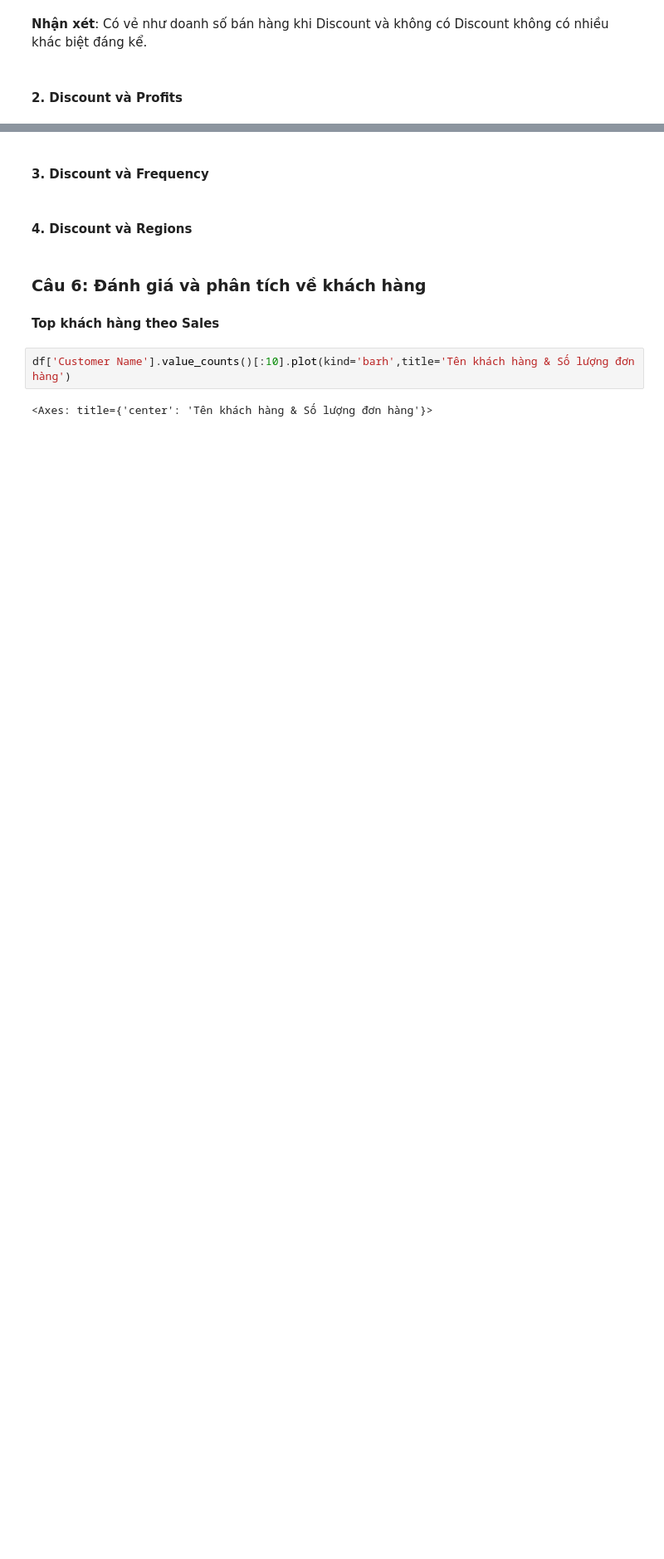
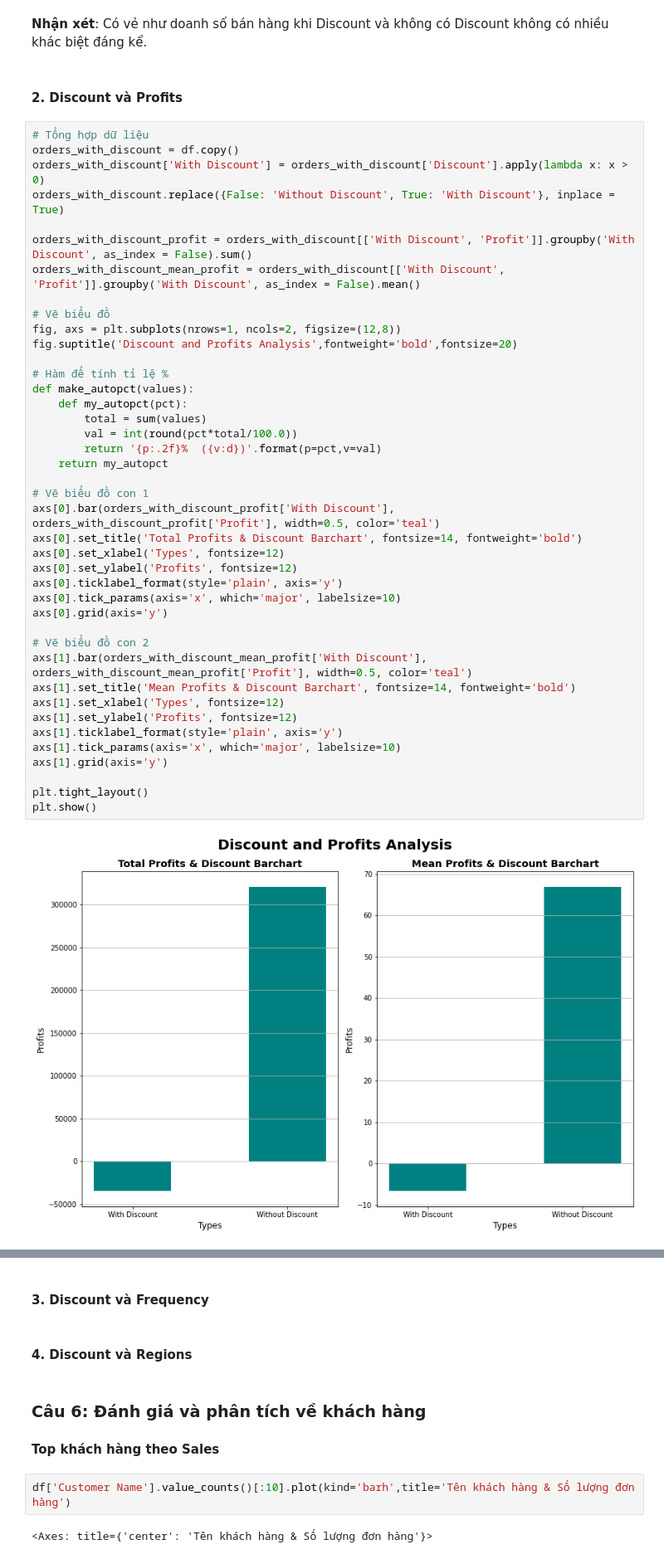
Before and after one commit to khangnl24112002/DataVisualization_Group02_Lab01, a Jupyter notebook: main.ipynb, the cells around one changed output, grey strips where cells are left out. Shown at 83% size. Cells and saved outputs as stored; diff of their text form; blank space fills up the shorter version.

Commit message:
Draw Discount and Profits analysis

```diff
--- a/main.ipynb
+++ b/main.ipynb
@@ -782,3 +782,46 @@ plt.show()
 **Nhận xét**: Có vẻ như doanh số bán hàng khi Discount và không có Discount không có nhiều khác biệt đáng kể.
 # %% [markdown]
 #### 2. Discount và Profits
+# %%
+# Tổng hợp dữ liệu
+orders_with_discount = df.copy()
+orders_with_discount['With Discount'] = orders_with_discount['Discount'].apply(lambda x: x > 0)
+orders_with_discount.replace({False: 'Without Discount', True: 'With Discount'}, inplace = True)
+
+orders_with_discount_profit = orders_with_discount[['With Discount', 'Profit']].groupby('With Discount', as_index = False).sum()
+orders_with_discount_mean_profit = orders_with_discount[['With Discount', 'Profit']].groupby('With Discount', as_index = False).mean()
+
+# Vẽ biểu đồ
+fig, axs = plt.subplots(nrows=1, ncols=2, figsize=(12,8))
+fig.suptitle('Discount and Profits Analysis',fontweight='bold',fontsize=20)
+
+# Hàm để tính tỉ lệ %
+def make_autopct(values):
+    def my_autopct(pct):
+        total = sum(values)
+        val = int(round(pct*total/100.0))
+        return '{p:.2f}%  ({v:d})'.format(p=pct,v=val)
+    return my_autopct
+
+# Vẽ biểu đồ con 1
+axs[0].bar(orders_with_discount_profit['With Discount'], orders_with_discount_profit['Profit'], width=0.5, color='teal')
+axs[0].set_title('Total Profits & Discount Barchart', fontsize=14, fontweight='bold')
+axs[0].set_xlabel('Types', fontsize=12)
+axs[0].set_ylabel('Profits', fontsize=12)
+axs[0].ticklabel_format(style='plain', axis='y')
+axs[0].tick_params(axis='x', which='major', labelsize=10)
+axs[0].grid(axis='y')
+
+# Vẽ biểu đồ con 2
+axs[1].bar(orders_with_discount_mean_profit['With Discount'], orders_with_discount_mean_profit['Profit'], width=0.5, color='teal')
+axs[1].set_title('Mean Profits & Discount Barchart', fontsize=14, fontweight='bold')
+axs[1].set_xlabel('Types', fontsize=12)
+axs[1].set_ylabel('Profits', fontsize=12)
+axs[1].ticklabel_format(style='plain', axis='y')
+axs[1].tick_params(axis='x', which='major', labelsize=10)
+axs[1].grid(axis='y')
+
+plt.tight_layout()
+plt.show()
+# %% [output]
+[figure, added]
```
Also changed, not shown: parts of 1 cell of this notebook.
